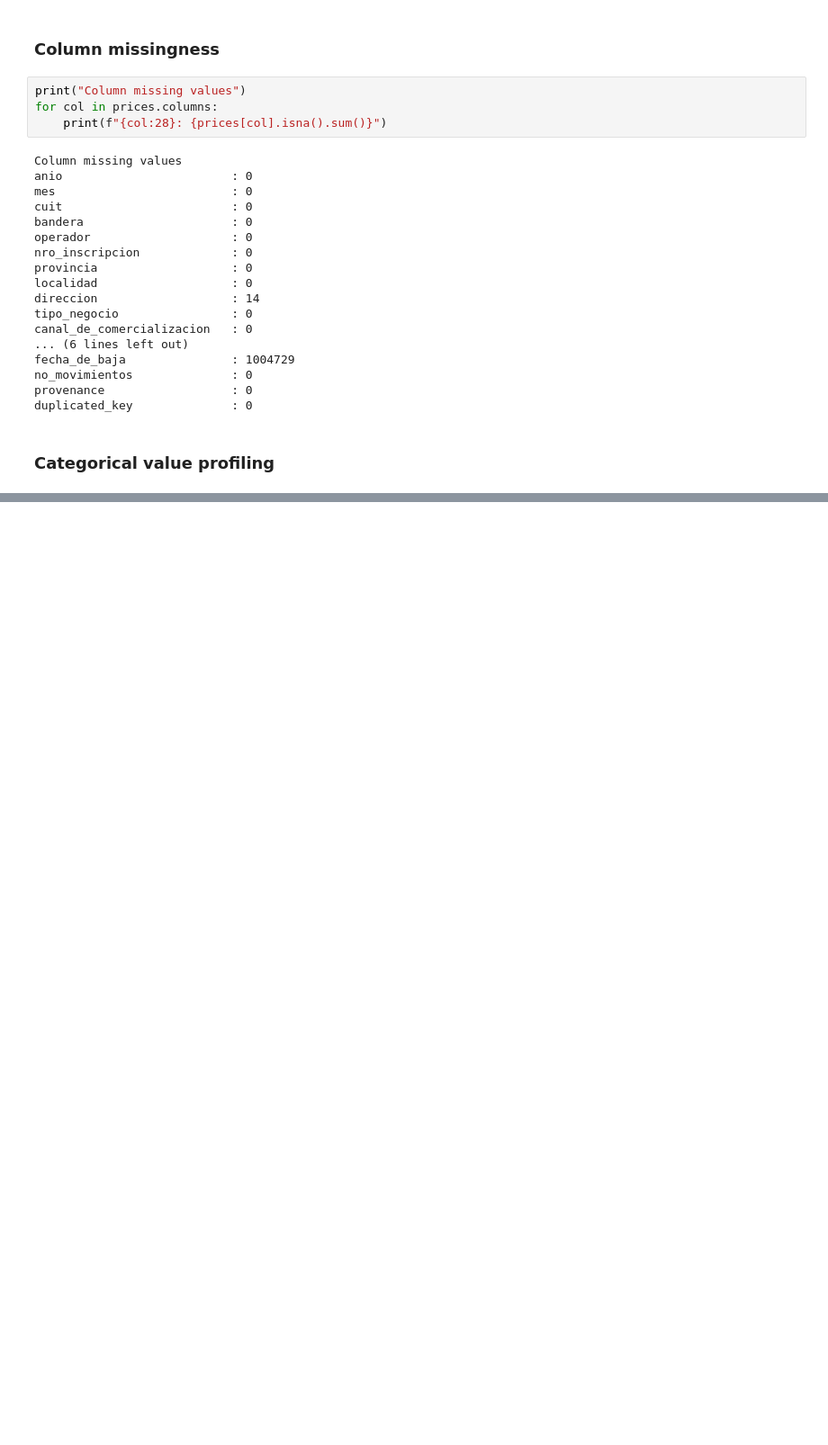
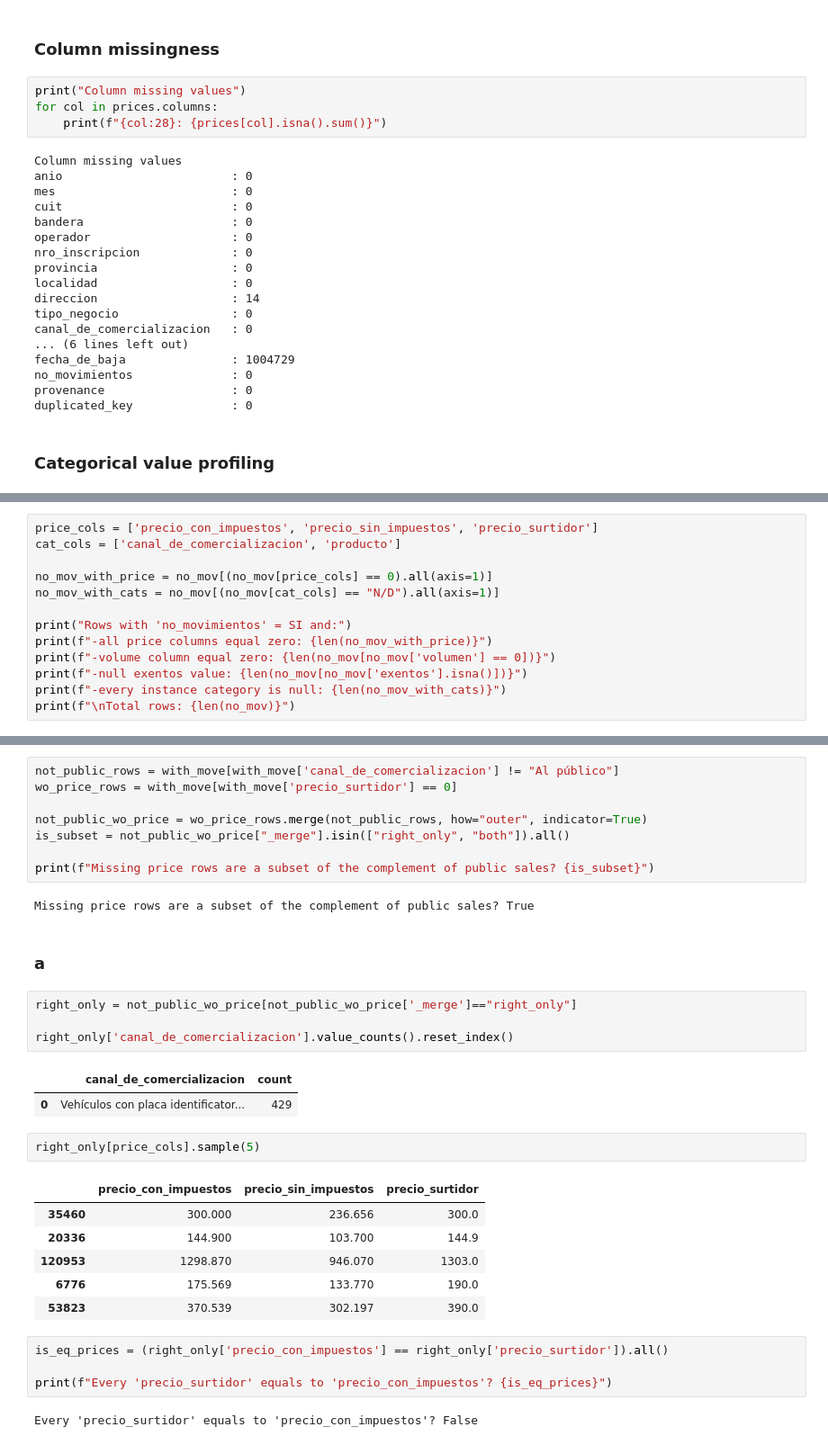
Before and after one commit to valentinarias-dtsc/argentina-fuel-market-analytics, a Jupyter notebook: data_audit.ipynb, the cells around one changed output, grey strips where cells are left out. Shown at 90% size. Saved outputs shown, nothing was run; the diff lists cells and outputs as text; blank space fills up the shorter version.

```diff
--- a/data_audit.ipynb
+++ b/data_audit.ipynb
@@ -414,0 +627,13 @@ tipo_negocio        12|    12 diff=0
+# %%
+price_cols = ['precio_con_impuestos', 'precio_sin_impuestos', 'precio_surtidor']
+cat_cols = ['canal_de_comercializacion', 'producto']
+
+no_mov_with_price = no_mov[(no_mov[price_cols] == 0).all(axis=1)]
+no_mov_with_cats = no_mov[(no_mov[cat_cols] == "N/D").all(axis=1)]
+
+print("Rows with 'no_movimientos' = SI and:")
+print(f"-all price columns equal zero: {len(no_mov_with_price)}")
+print(f"-volume column equal zero: {len(no_mov[no_mov['volumen'] == 0])}")
+print(f"-null exentos value: {len(no_mov[no_mov['exentos'].isna()])}")
+print(f"-every instance category is null: {len(no_mov_with_cats)}")
+print(f"\nTotal rows: {len(no_mov)}")
@@ -414,0 +753,34 @@ tipo_negocio        12|    12 diff=0
+# %%
+not_public_rows = with_move[with_move['canal_de_comercializacion'] != "Al público"]
+wo_price_rows = with_move[with_move['precio_surtidor'] == 0]
+
+not_public_wo_price = wo_price_rows.merge(not_public_rows, how="outer", indicator=True)
+is_subset = not_public_wo_price["_merge"].isin(["right_only", "both"]).all()
+
+print(f"Missing price rows are a subset of the complement of public sales? {is_subset}")
+# %% [output]
+Missing price rows are a subset of the complement of public sales? True
+# %% [markdown]
+### a
+# %%
+right_only = not_public_wo_price[not_public_wo_price['_merge']=="right_only"]
+
+right_only['canal_de_comercializacion'].value_counts().reset_index()
+# %% [output]
+|  | canal_de_comercializacion | count |
+| 0 | Vehículos con placa identificator... | 429 |
+# %%
+right_only[price_cols].sample(5)
+# %% [output]
+|  | precio_con_impuestos | precio_sin_impuestos | precio_surtidor |
+| 35460 | 300.000 | 236.656 | 300.0 |
+| 20336 | 144.900 | 103.700 | 144.9 |
+| 120953 | 1298.870 | 946.070 | 1303.0 |
+| 6776 | 175.569 | 133.770 | 190.0 |
+| 53823 | 370.539 | 302.197 | 390.0 |
+# %%
+is_eq_prices = (right_only['precio_con_impuestos'] == right_only['precio_surtidor']).all()
+
+print(f"Every 'precio_surtidor' equals to 'precio_con_impuestos'? {is_eq_prices}")
+# %% [output]
+Every 'precio_surtidor' equals to 'precio_con_impuestos'? False
```
Also changed, not shown: parts of 38 cells of this notebook.
